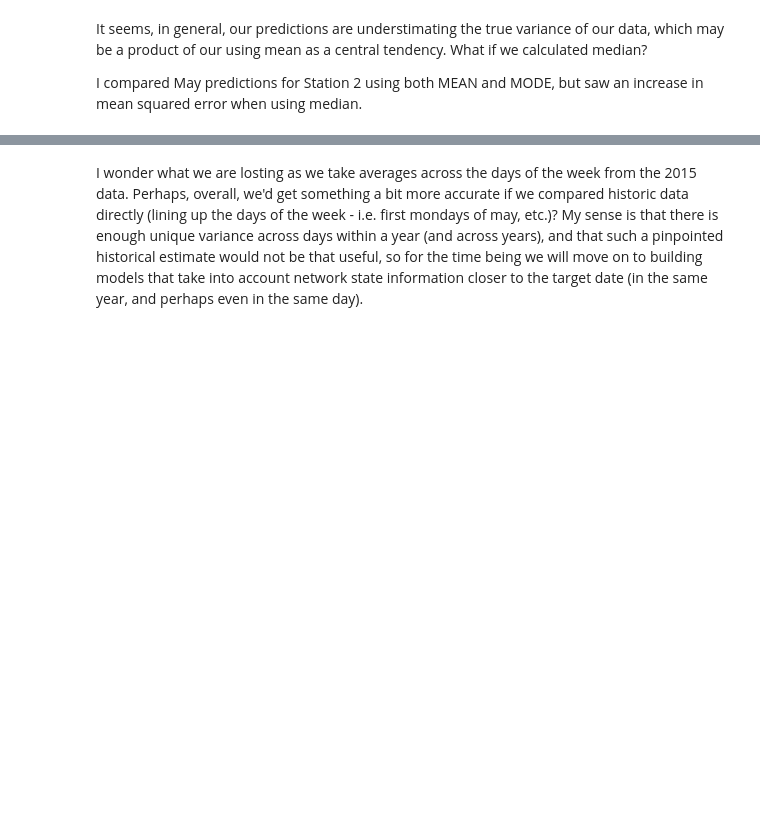
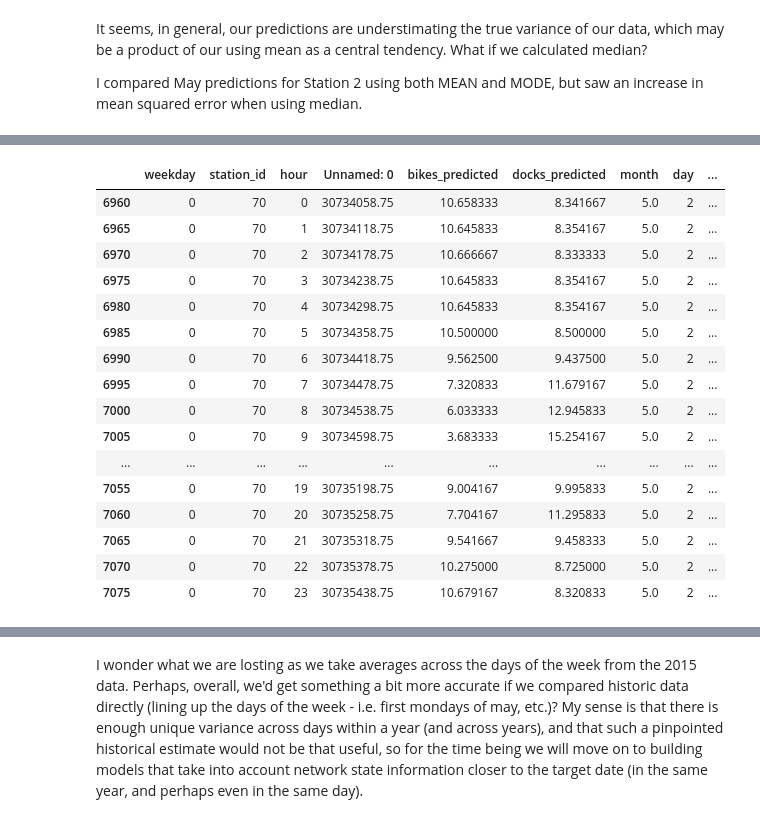
Before and after one commit to SioKCronin/bikesupply, a Jupyter notebook: models/historical_data_model.ipynb, the cells around one changed output, grey strips where cells are left out. Cells and saved outputs as stored; diff of their text form; code cells hidden in the pictures; blank space fills up the shorter version.

```diff
--- a/models/historical_data_model.ipynb
+++ b/models/historical_data_model.ipynb
@@ -183,5 +200,25 @@ plt.legend(handles=[actual, predicted], loc=2)
 # %%
 station_seventy_day_two = station_seventy.query("day == 2")
+# %%
+station_seventy_day_two[0:24]
+# %% [output]
+|  | weekday | station_id | hour | Unnamed: 0 | bikes_predicted | docks_predicted | month | day | ... |
+| 6960 | 0 | 70 | 0 | 30734058.75 | 10.658333 | 8.341667 | 5.0 | 2 | ... |
+| 6965 | 0 | 70 | 1 | 30734118.75 | 10.645833 | 8.354167 | 5.0 | 2 | ... |
+| 6970 | 0 | 70 | 2 | 30734178.75 | 10.666667 | 8.333333 | 5.0 | 2 | ... |
+| 6975 | 0 | 70 | 3 | 30734238.75 | 10.645833 | 8.354167 | 5.0 | 2 | ... |
+| 6980 | 0 | 70 | 4 | 30734298.75 | 10.645833 | 8.354167 | 5.0 | 2 | ... |
+| 6985 | 0 | 70 | 5 | 30734358.75 | 10.500000 | 8.500000 | 5.0 | 2 | ... |
+| 6990 | 0 | 70 | 6 | 30734418.75 | 9.562500 | 9.437500 | 5.0 | 2 | ... |
+| 6995 | 0 | 70 | 7 | 30734478.75 | 7.320833 | 11.679167 | 5.0 | 2 | ... |
+| 7000 | 0 | 70 | 8 | 30734538.75 | 6.033333 | 12.945833 | 5.0 | 2 | ... |
+| 7005 | 0 | 70 | 9 | 30734598.75 | 3.683333 | 15.254167 | 5.0 | 2 | ... |
+| ... | ... | ... | ... | ... | ... | ... | ... | ... | ... |
+| 7055 | 0 | 70 | 19 | 30735198.75 | 9.004167 | 9.995833 | 5.0 | 2 | ... |
+| 7060 | 0 | 70 | 20 | 30735258.75 | 7.704167 | 11.295833 | 5.0 | 2 | ... |
+| 7065 | 0 | 70 | 21 | 30735318.75 | 9.541667 | 9.458333 | 5.0 | 2 | ... |
+| 7070 | 0 | 70 | 22 | 30735378.75 | 10.275000 | 8.725000 | 5.0 | 2 | ... |
+| 7075 | 0 | 70 | 23 | 30735438.75 | 10.679167 | 8.320833 | 5.0 | 2 | ... |
 # %%
 rcParams['figure.figsize'] =  18, 10
 
```
Also changed, not shown: parts of 9 cells of this notebook, 1 other file.
